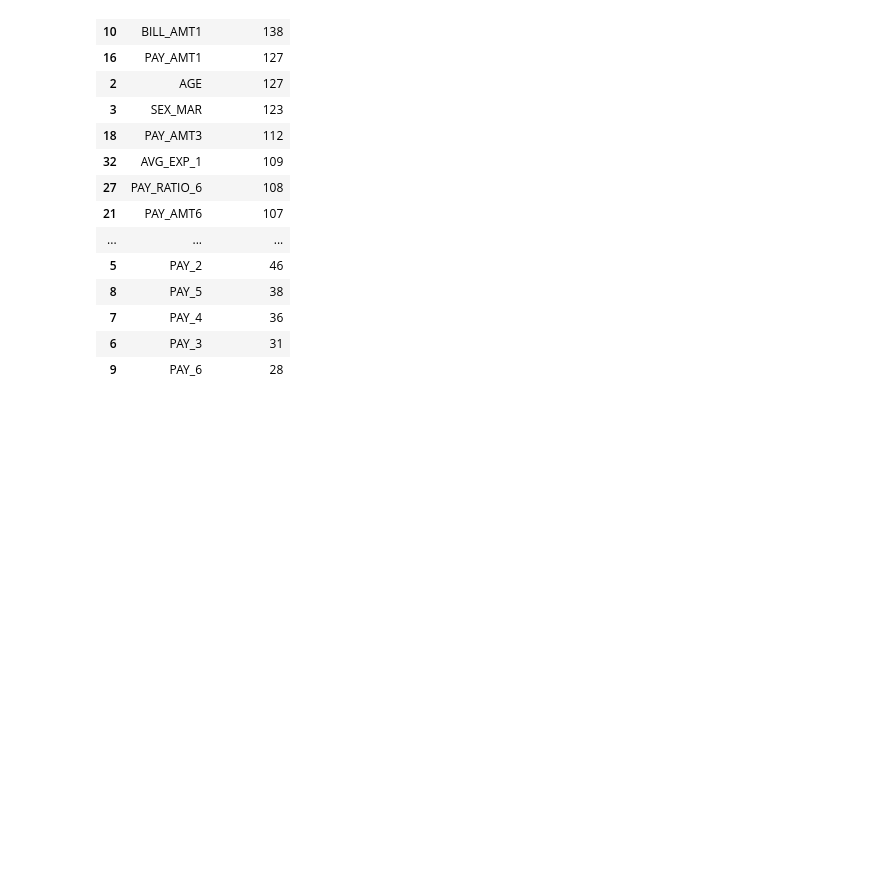
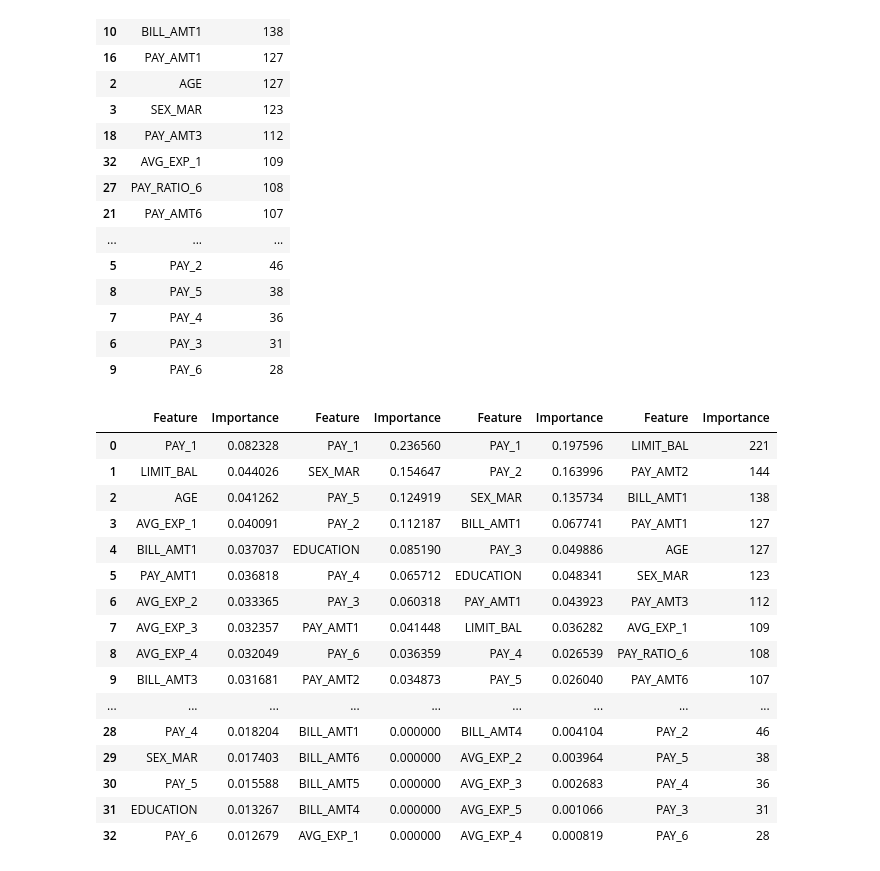
Before and after one commit to minjeoungneev/Default_Credit_Card, a Jupyter notebook: Models.ipynb, the cells around one changed output. Saved outputs shown, nothing was run; the diff lists cells and outputs as text; code cells hidden in the pictures; blank space fills up the shorter version.

```diff
--- a/Models.ipynb
+++ b/Models.ipynb
@@ -952,3 +952,31 @@ feature_importance_lgbm
 | 7 | PAY_4 | 36 |
 | 6 | PAY_3 | 31 |
 | 9 | PAY_6 | 28 |
+# %%
+feature_importance_all = pd.concat(
+    [feature_importance_rfc.reset_index(drop=True),
+     feature_importance_abc.reset_index(drop=True),
+     feature_importance_gbm.reset_index(drop=True),
+     feature_importance_lgbm.reset_index(drop=True)],
+    axis=1
+)
+# %%
+feature_importance_all
+# %% [output]
+|  | Feature | Importance | Feature | Importance | Feature | Importance | Feature | Importance |
+| 0 | PAY_1 | 0.082328 | PAY_1 | 0.236560 | PAY_1 | 0.197596 | LIMIT_BAL | 221 |
+| 1 | LIMIT_BAL | 0.044026 | SEX_MAR | 0.154647 | PAY_2 | 0.163996 | PAY_AMT2 | 144 |
+| 2 | AGE | 0.041262 | PAY_5 | 0.124919 | SEX_MAR | 0.135734 | BILL_AMT1 | 138 |
+| 3 | AVG_EXP_1 | 0.040091 | PAY_2 | 0.112187 | BILL_AMT1 | 0.067741 | PAY_AMT1 | 127 |
+| 4 | BILL_AMT1 | 0.037037 | EDUCATION | 0.085190 | PAY_3 | 0.049886 | AGE | 127 |
+| 5 | PAY_AMT1 | 0.036818 | PAY_4 | 0.065712 | EDUCATION | 0.048341 | SEX_MAR | 123 |
+| 6 | AVG_EXP_2 | 0.033365 | PAY_3 | 0.060318 | PAY_AMT1 | 0.043923 | PAY_AMT3 | 112 |
+| 7 | AVG_EXP_3 | 0.032357 | PAY_AMT1 | 0.041448 | LIMIT_BAL | 0.036282 | AVG_EXP_1 | 109 |
+| 8 | AVG_EXP_4 | 0.032049 | PAY_6 | 0.036359 | PAY_4 | 0.026539 | PAY_RATIO_6 | 108 |
+| 9 | BILL_AMT3 | 0.031681 | PAY_AMT2 | 0.034873 | PAY_5 | 0.026040 | PAY_AMT6 | 107 |
+| ... | ... | ... | ... | ... | ... | ... | ... | ... |
+| 28 | PAY_4 | 0.018204 | BILL_AMT1 | 0.000000 | BILL_AMT4 | 0.004104 | PAY_2 | 46 |
+| 29 | SEX_MAR | 0.017403 | BILL_AMT6 | 0.000000 | AVG_EXP_2 | 0.003964 | PAY_5 | 38 |
+| 30 | PAY_5 | 0.015588 | BILL_AMT5 | 0.000000 | AVG_EXP_3 | 0.002683 | PAY_4 | 36 |
+| 31 | EDUCATION | 0.013267 | BILL_AMT4 | 0.000000 | AVG_EXP_5 | 0.001066 | PAY_3 | 31 |
+| 32 | PAY_6 | 0.012679 | AVG_EXP_1 | 0.000000 | AVG_EXP_4 | 0.000819 | PAY_6 | 28 |
```
Also changed, not shown: parts of 1 cell of this notebook.
